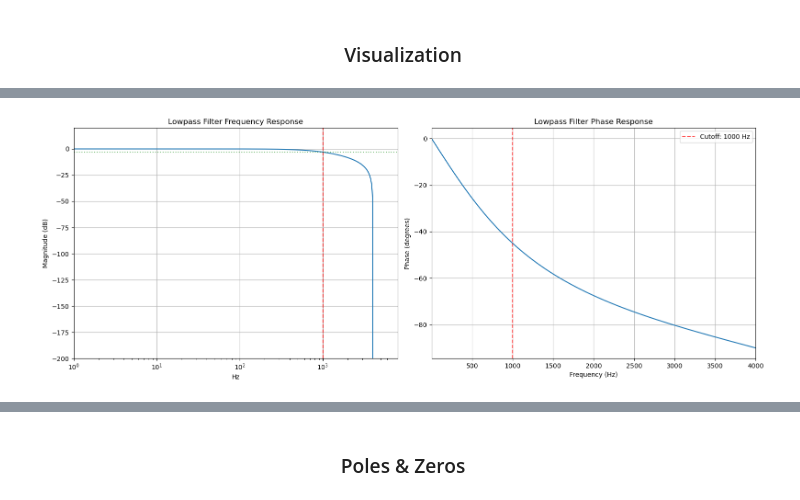
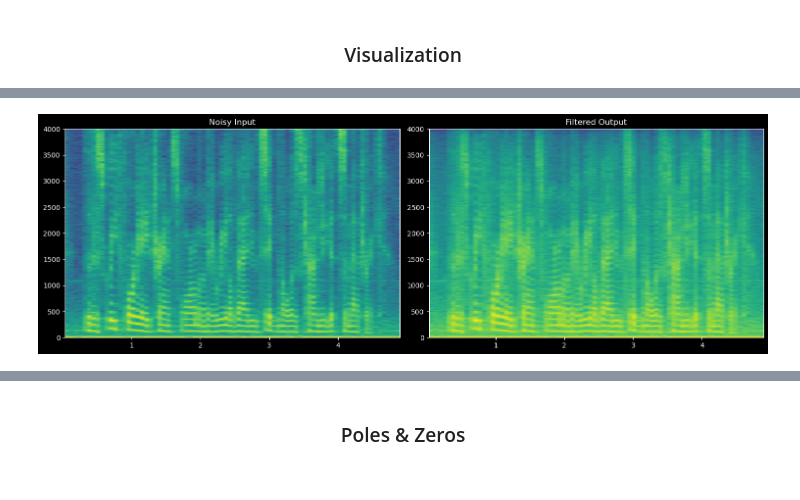
Before and after one commit to AMR-HOSNY11/Butterworth-IIR-and-FIR-Filters, a Jupyter notebook: Filter.ipynb, the cells around one changed output, grey strips where cells are left out. Saved outputs shown, nothing was run; the diff lists cells and outputs as text; code cells hidden in the pictures.

```diff
--- a/Filter.ipynb
+++ b/Filter.ipynb
@@ -44,19 +25,19 @@ As = 60        # stopband attenuation (dB)
 # %%
-USE_TEST_SIGNAL = True        # True = synthetic tone, False = WAV
+USE_TEST_SIGNAL = False        # True = synthetic tone, False = WAV
 TEST_SIGNAL_FREQ = 500         # Hz
 TEST_SIGNAL_DUR  = 2.0         # sec
 fs = 8000
 
 CUTOFF_HZ = 1000                # Hz
-FILTER_ORDER = 1              # for IIR
+FILTER_ORDER = 1               # for IIR
 FIR_TAPS = 101                 # for FIR
-USE_IIR = True                 # True=IIR, False=FIR
-FILTER_TYPE = "lowpass"        # "lowpass" or "highpass"
+USE_IIR = True                 # NOSONAR True=IIR, False=FIR
+FILTER_TYPE = "lowpass"       # "lowpass" or "highpass"
 
 ADD_NOISE = True               # enable noise addition
 NOISE_TYPE = "Hum"             # "White", "Hum", "None"
-NOISE_LEVEL = 1.0                # relative noise power (0.0–1.0)
-NOISE_FREQUENCY = 60
+NOISE_LEVEL = 1.0              # relative noise power (0.0–1.0)
+NOISE_FREQUENCY = 10
 
 AUDIO_FILE = "audio1.wav"
 # %% [markdown]
@@ -150,17 +131,16 @@ def design_butter_iir(filter_type, cutoff_hz, sr, order):
         raise ValueError('cutoff must be within (0, Nyquist)')
 
     fs = float(sr)
-    Omega_c = 2*fs * np.tan(np.pi*cutoff_hz/fs)
-    # Omega_c = np.tan(np.pi*cutoff_hz/fs)
+    omega_c = 2*fs * np.tan(np.pi*cutoff_hz/fs)
 
     p_proto = _butter_analog_poles(order)
-    p_analog = p_proto * Omega_c
+    p_analog = p_proto * omega_c
 
     a_s = np.real_if_close(np.poly(p_analog))
 
     # Bilinear transform
     z_poles = (1 + p_analog/(2*fs)) / (1 - p_analog/(2*fs))
-    # z_poles = (1 + p_analog) / (1 - p_analog)
+
 
     # zeros
     if filter_type == 'lowpass':
@@ -246,83 +277,17 @@ Saved filtered.wav
 # %%
-# 1) Magnitude response
-n_pts = 4096
-w = np.linspace(0, np.pi, n_pts)
-z = np.exp(-1j * w)
-H = np.polyval(b, z) / np.polyval(a, z)
-freqs = w * fs / (2 * np.pi)
-
-plt.figure(figsize=(16, 6))
-plt.subplot(1, 2, 1)
-plt.semilogx(freqs, 20*np.log10(np.abs(H)+1e-12))
-plt.title(f"{FILTER_TYPE.capitalize()} Filter Frequency Response")
-plt.axvline(CUTOFF_HZ, color='r', linestyle='--', alpha=0.7, label=f'Cutoff: {CUTOFF_HZ} Hz')
-plt.axhline(-3, color='g', linestyle=':', alpha=0.5, label='-3 dB')
-plt.xlabel("Hz")
-plt.ylabel("Magnitude (dB)")
-plt.grid(True)
-plt.xlim(1, fs)
-plt.ylim(-200, 20)
-
-# 2) Phase
-phase = np.unwrap(np.angle(H))
-phase_deg = phase * 180 / np.pi
-# To make the same as the matlab one
-phase_deg = -phase_deg
-
-plt.subplot(1, 2, 2)
-plt.plot(freqs, phase_deg)
-plt.title(f"{FILTER_TYPE.capitalize()} Filter Phase Response")
-plt.axvline(CUTOFF_HZ, color='r', linestyle='--', alpha=0.7, label=f'Cutoff: {CUTOFF_HZ} Hz')
-plt.xlabel("Frequency (Hz)")
-plt.ylabel("Phase (degrees)")
-plt.grid(True)
-plt.xlim(1, fs/2)
-plt.legend()
-plt.tight_layout()
-
-# 3) FFT before/after
-nfft = 2**15
-X = np.fft.rfft(audio_noisy, n=nfft)
-Y = np.fft.rfft(filtered, n=nfft)
-f = np.fft.rfftfreq(nfft, 1/fs)
-
-plt.figure(figsize=(10, 4))
-plt.semilogx(f, 20*np.log10(np.abs(X)+1e-12), label="Noisy Input")
-plt.semilogx(f, 20*np.log10(np.abs(Y)+1e-12), label="Filtered")
-plt.title("Spectrum Before vs After")
-plt.axvline(CUTOFF_HZ, color='r', linestyle='--', alpha=0.7, label=f'Cutoff: {CUTOFF_HZ} Hz')
-plt.xlabel("Hz")
-plt.ylabel("Magnitude (dB)")
-plt.grid(True)
-plt.legend()
-plt.xlim(1, fs)
-plt.tight_layout()
-
-# # 4) Waveforms
-# seg = int(0.02 * fs)
-# t = np.arange(seg) / fs
-
-# plt.figure(figsize=(10,3))
-# plt.plot(t, audio_noisy[:seg], label="Noisy")
-# plt.plot(t, filtered[:seg], label="Filtered")
-# plt.title("Time Domain (first 20 ms)")
-# plt.xlabel("s")
-# plt.grid(True)
-# plt.legend()
-
 # 5) Spectrograms
-plt.figure(figsize=(12,5))
+plt.figure(figsize=(15,5))
 plt.subplot(1,2,1)
 plt.specgram(audio_noisy, Fs=fs, NFFT=1024, noverlap=512)
 plt.title("Noisy Input")
 plt.ylim(0,  fs/2)
 
 plt.subplot(1,2,2)
 plt.specgram(filtered, Fs=fs, NFFT=1024, noverlap=512)
 plt.title("Filtered Output")
 plt.ylim(0,  fs/2)
 
 plt.tight_layout()
 plt.show()
 # %% [output]
-[figure, old version]
+[figure, new version]
```
Also changed, not shown: parts of 23 cells of this notebook.
